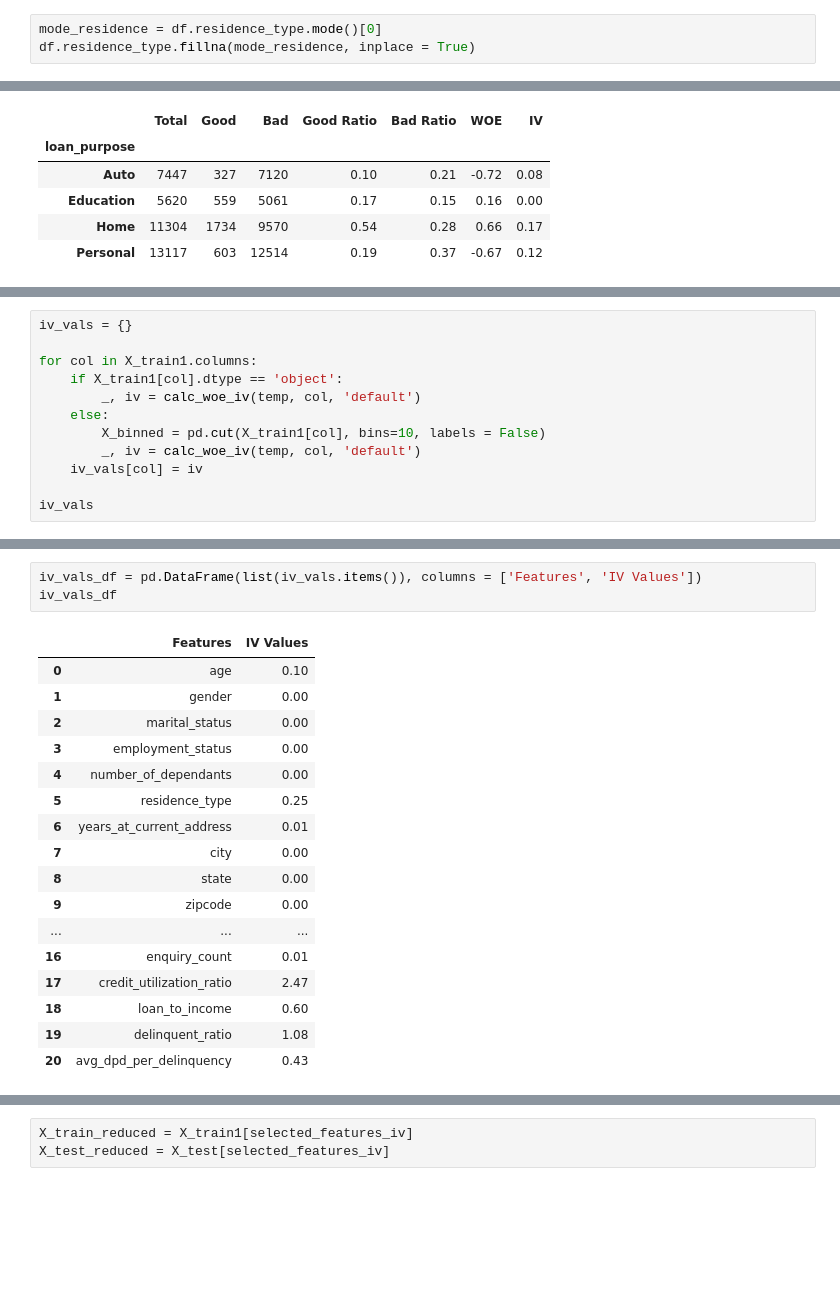
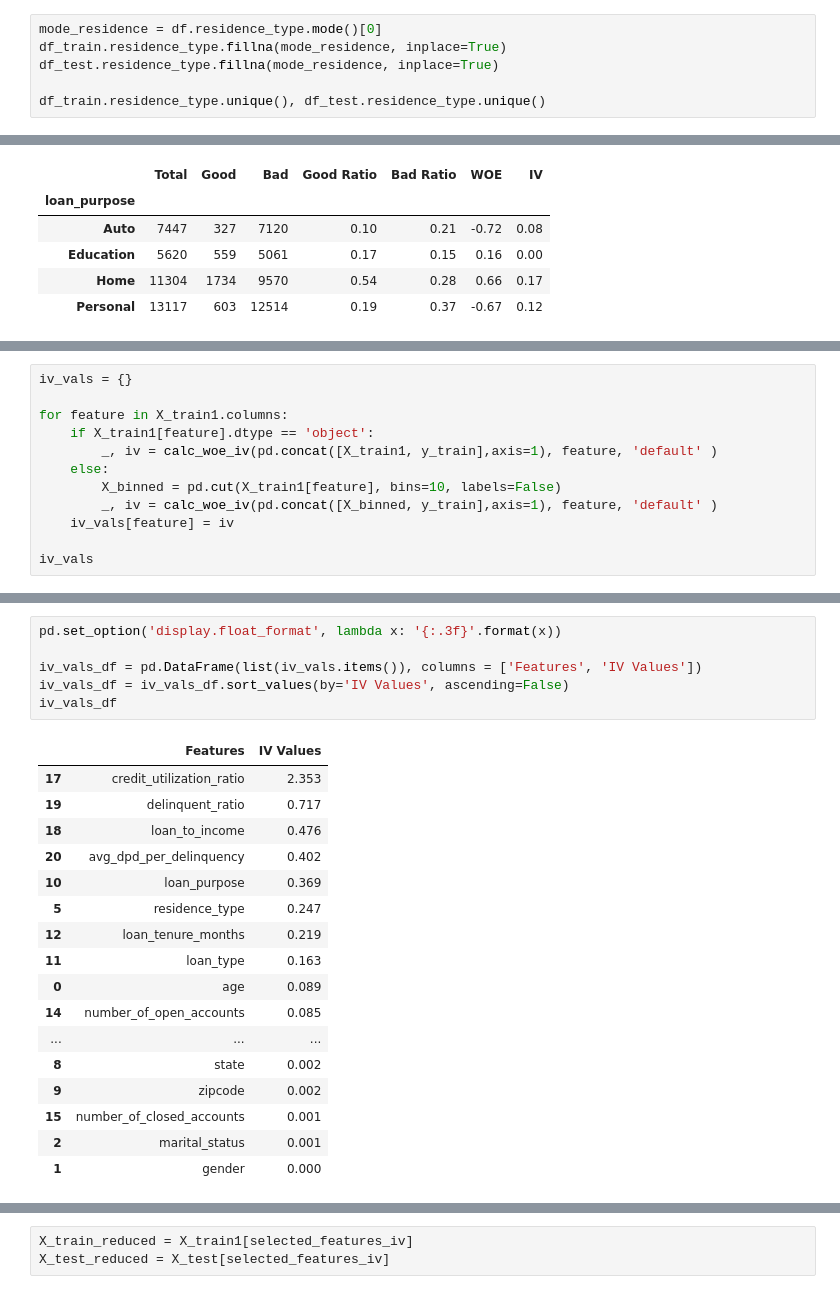
Before and after one commit to sumit-sah314/credit-risk-modeling, a Jupyter notebook: credit_risk_modeling.ipynb, the cells around one changed output, grey strips where cells are left out. Cells and saved outputs as stored; diff of their text form; blank space fills up the shorter version.

```diff
--- a/credit_risk_modeling.ipynb
+++ b/credit_risk_modeling.ipynb
@@ -130,4 +139,7 @@ df.residence_type.unique()
 array(['Owned', 'Mortgage', 'Rented', nan], dtype=object)
 # %%
 mode_residence = df.residence_type.mode()[0]
-df.residence_type.fillna(mode_residence, inplace = True)
+df_train.residence_type.fillna(mode_residence, inplace=True)
+df_test.residence_type.fillna(mode_residence, inplace=True)
+
+df_train.residence_type.unique(), df_test.residence_type.unique()
@@ -552,13 +588,13 @@ df_woe_iv
 # %%
 iv_vals = {}
 
-for col in X_train1.columns:
-    if X_train1[col].dtype == 'object':
-        _, iv = calc_woe_iv(temp, col, 'default')
+for feature in X_train1.columns:
+    if X_train1[feature].dtype == 'object':
+        _, iv = calc_woe_iv(pd.concat([X_train1, y_train],axis=1), feature, 'default' )
     else:
-        X_binned = pd.cut(X_train1[col], bins=10, labels = False)
-        _, iv = calc_woe_iv(temp, col, 'default')
-    iv_vals[col] = iv
+        X_binned = pd.cut(X_train1[feature], bins=10, labels=False)
+        _, iv = calc_woe_iv(pd.concat([X_binned, y_train],axis=1), feature, 'default' )
+    iv_vals[feature] = iv
 
 iv_vals
 # %% [output]
@@ -582,24 +618,27 @@ iv_vals
 # %%
+pd.set_option('display.float_format', lambda x: '{:.3f}'.format(x))
+
 iv_vals_df = pd.DataFrame(list(iv_vals.items()), columns = ['Features', 'IV Values'])
+iv_vals_df = iv_vals_df.sort_values(by='IV Values', ascending=False)
 iv_vals_df
 # %% [output]
 |  | Features | IV Values |
-| 0 | age | 0.10 |
-| 1 | gender | 0.00 |
-| 2 | marital_status | 0.00 |
-| 3 | employment_status | 0.00 |
-| 4 | number_of_dependants | 0.00 |
-| 5 | residence_type | 0.25 |
-| 6 | years_at_current_address | 0.01 |
-| 7 | city | 0.00 |
-| 8 | state | 0.00 |
-| 9 | zipcode | 0.00 |
+| 17 | credit_utilization_ratio | 2.353 |
+| 19 | delinquent_ratio | 0.717 |
+| 18 | loan_to_income | 0.476 |
+| 20 | avg_dpd_per_delinquency | 0.402 |
+| 10 | loan_purpose | 0.369 |
+| 5 | residence_type | 0.247 |
+| 12 | loan_tenure_months | 0.219 |
+| 11 | loan_type | 0.163 |
+| 0 | age | 0.089 |
+| 14 | number_of_open_accounts | 0.085 |
 | ... | ... | ... |
-| 16 | enquiry_count | 0.01 |
-| 17 | credit_utilization_ratio | 2.47 |
-| 18 | loan_to_income | 0.60 |
-| 19 | delinquent_ratio | 1.08 |
-| 20 | avg_dpd_per_delinquency | 0.43 |
+| 8 | state | 0.002 |
+| 9 | zipcode | 0.002 |
+| 15 | number_of_closed_accounts | 0.001 |
+| 2 | marital_status | 0.001 |
+| 1 | gender | 0.000 |
 # %%
 selected_features_iv = [feature for feature, iv in iv_vals.items() if iv > 0.02]
 selected_features_iv
```
Also changed, not shown: parts of 33 cells of this notebook.
